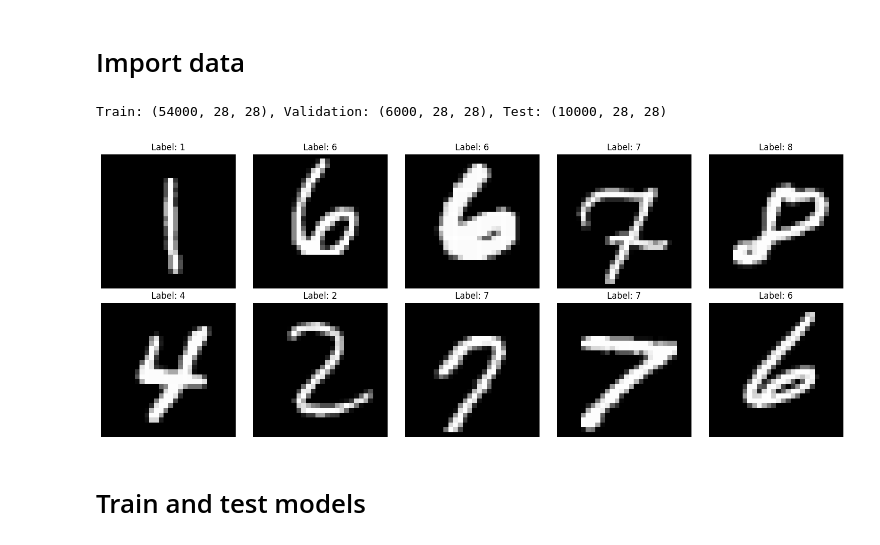
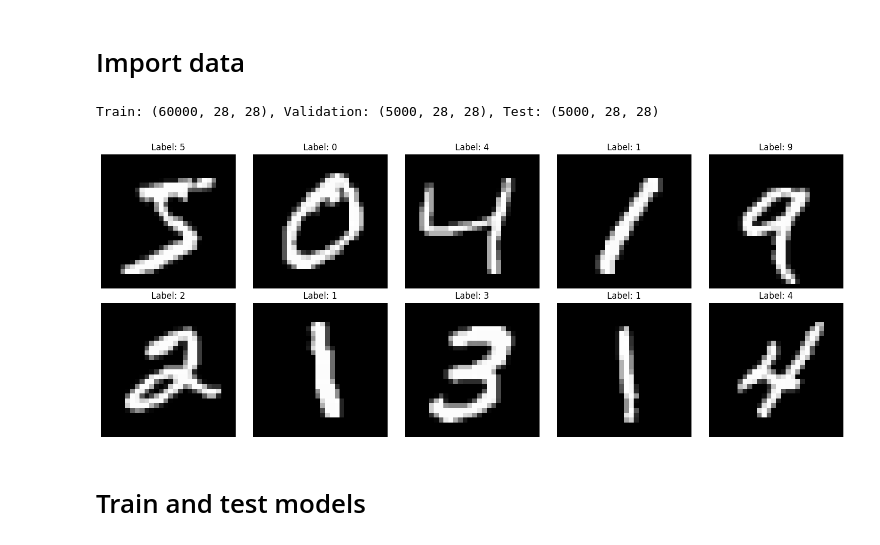
Before and after one commit to nastyapetrunia/data-science-internship-test-tasks, a Jupyter notebook: task1_mnist_image_classification/demo_task1.ipynb, the cells around one changed output. Drawn from its saved outputs; the diff is of its cells as text; code cells hidden in the pictures.

```diff
--- a/task1_mnist_image_classification/demo_task1.ipynb
+++ b/task1_mnist_image_classification/demo_task1.ipynb
@@ -7,28 +7,28 @@ from tensorflow.keras.datasets import mnist
 from sklearn.model_selection import train_test_split
 # %%
 # Load the MNIST dataset
-(X_train_full, y_train_full), (X_test, y_test) = mnist.load_data()
+(X_train_original, y_train), (X_test_full, y_test_full) = mnist.load_data()
 # %%
-X_train, X_val, y_train, y_val = train_test_split(
-    X_train_full, y_train_full, test_size=0.1, random_state=42
+X_test_original, X_val_original, y_test, y_val = train_test_split(
+    X_test_full, y_test_full, test_size=0.5, random_state=42
 )
 
-print(f"Train: {X_train.shape}, Validation: {X_val.shape}, Test: {X_test.shape}")
+print(f"Train: {X_train_original.shape}, Validation: {X_val_original.shape}, Test: {X_test_original.shape}")
 # %% [output]
-Train: (54000, 28, 28), Validation: (6000, 28, 28), Test: (10000, 28, 28)
+Train: (60000, 28, 28), Validation: (5000, 28, 28), Test: (5000, 28, 28)
 # %%
 # Print 10 images
 plt.figure(figsize=(15, 6))
 
 for i in range(10):
     plt.subplot(2, 5, i+1)
-    plt.imshow(X_train[i], cmap='gray')
+    plt.imshow(X_train_original[i], cmap='gray')
     plt.title(f"Label: {y_train[i]}")
     plt.axis('off')
 
 plt.tight_layout()
 plt.show()
 # %% [output]
-[figure, old version]
+[figure, new version]
 # %% [markdown]
 # Train and test models
```
Also changed, not shown: parts of 26 cells of this notebook, 4 other files.
